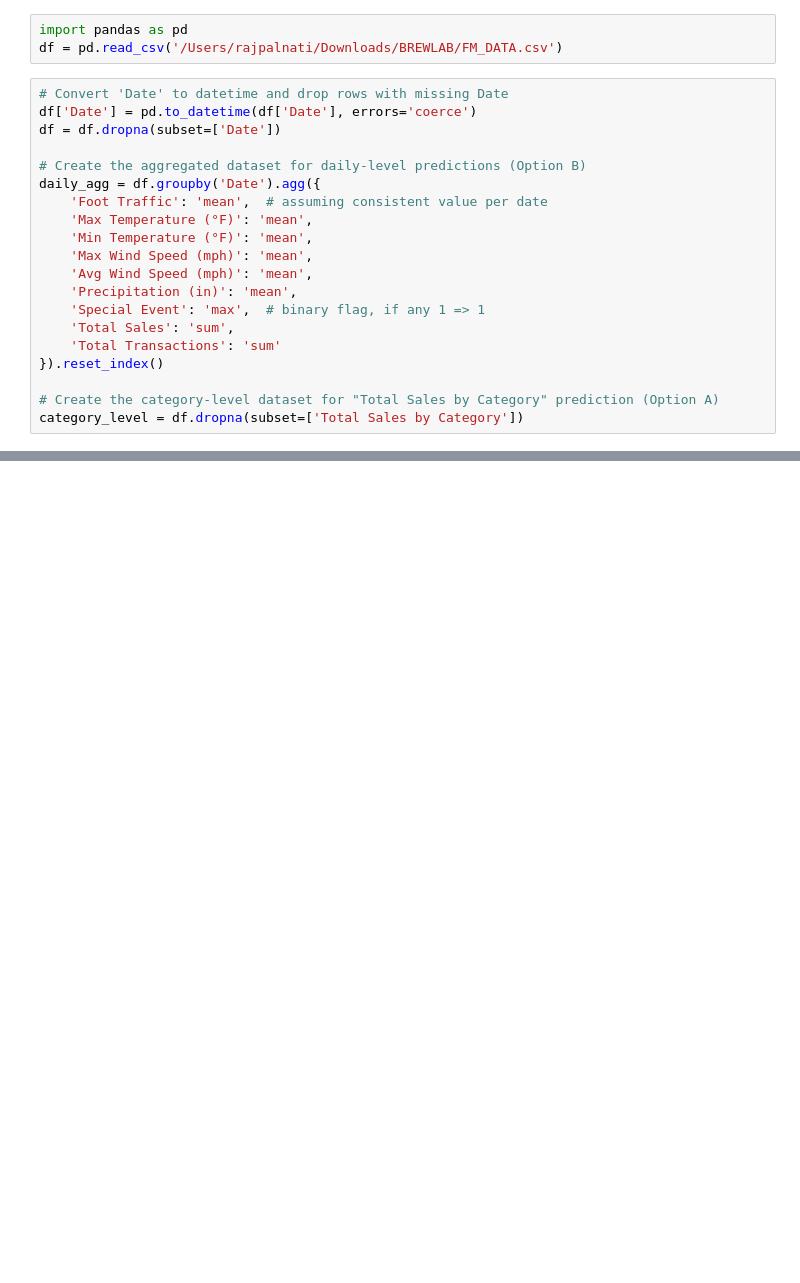
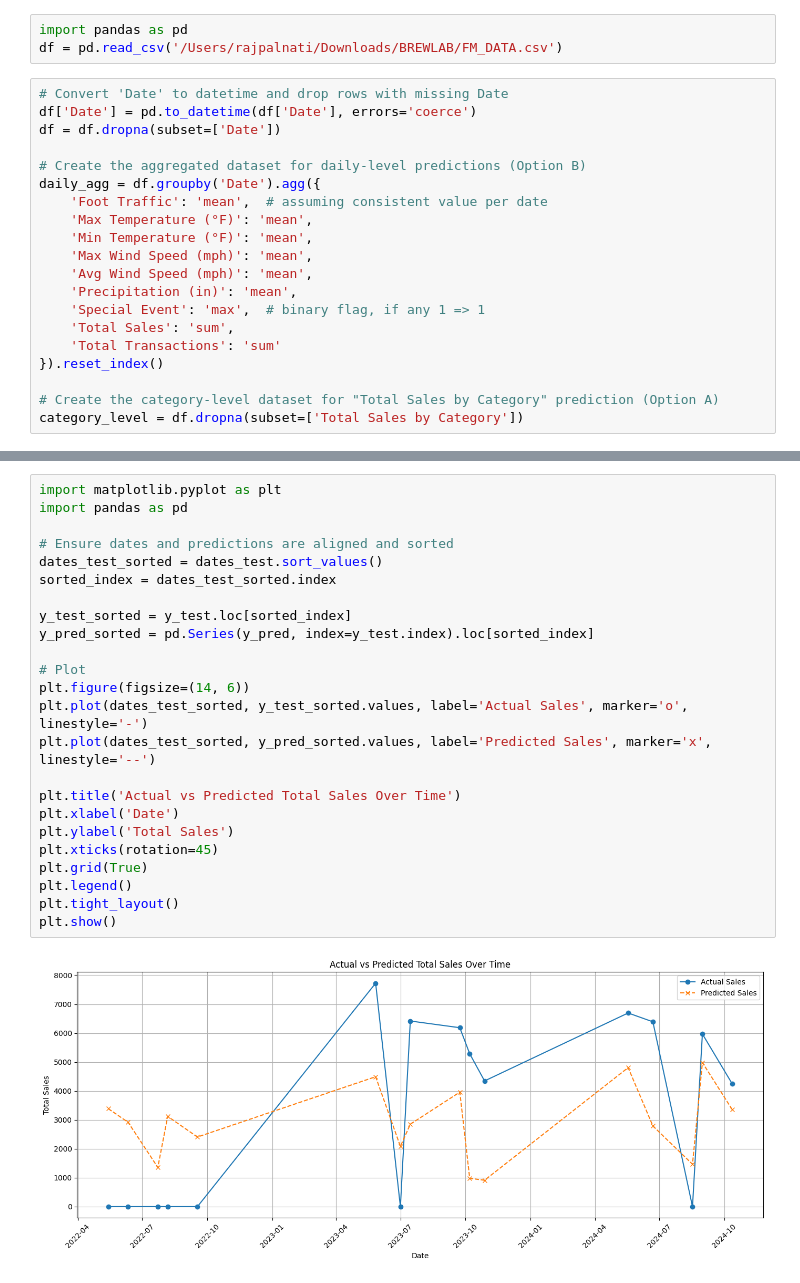
Before and after one commit to ahsang2/ProjectBrewLab, a Jupyter notebook: FM.ipynb, the cells around one changed output, grey strips where cells are left out. Cells and saved outputs as stored; diff of their text form; blank space fills up the shorter version.

```diff
--- a/FM.ipynb
+++ b/FM.ipynb
@@ -262,0 +463,26 @@ plt.show()
+# %%
+import matplotlib.pyplot as plt
+import pandas as pd
+
+# Ensure dates and predictions are aligned and sorted
+dates_test_sorted = dates_test.sort_values()
+sorted_index = dates_test_sorted.index
+
+y_test_sorted = y_test.loc[sorted_index]
+y_pred_sorted = pd.Series(y_pred, index=y_test.index).loc[sorted_index]
+
+# Plot
+plt.figure(figsize=(14, 6))
+plt.plot(dates_test_sorted, y_test_sorted.values, label='Actual Sales', marker='o', linestyle='-')
+plt.plot(dates_test_sorted, y_pred_sorted.values, label='Predicted Sales', marker='x', linestyle='--')
+
+plt.title('Actual vs Predicted Total Sales Over Time')
+plt.xlabel('Date')
+plt.ylabel('Total Sales')
+plt.xticks(rotation=45)
+plt.grid(True)
+plt.legend()
+plt.tight_layout()
+plt.show()
+# %% [output]
+[figure, added]
```
Also changed, not shown: parts of 16 cells of this notebook.
